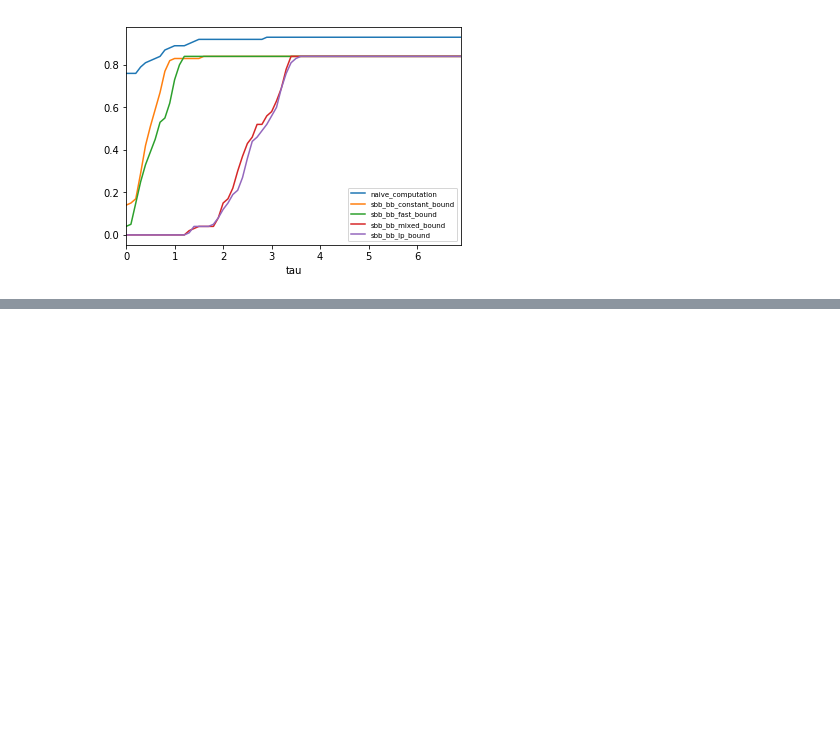
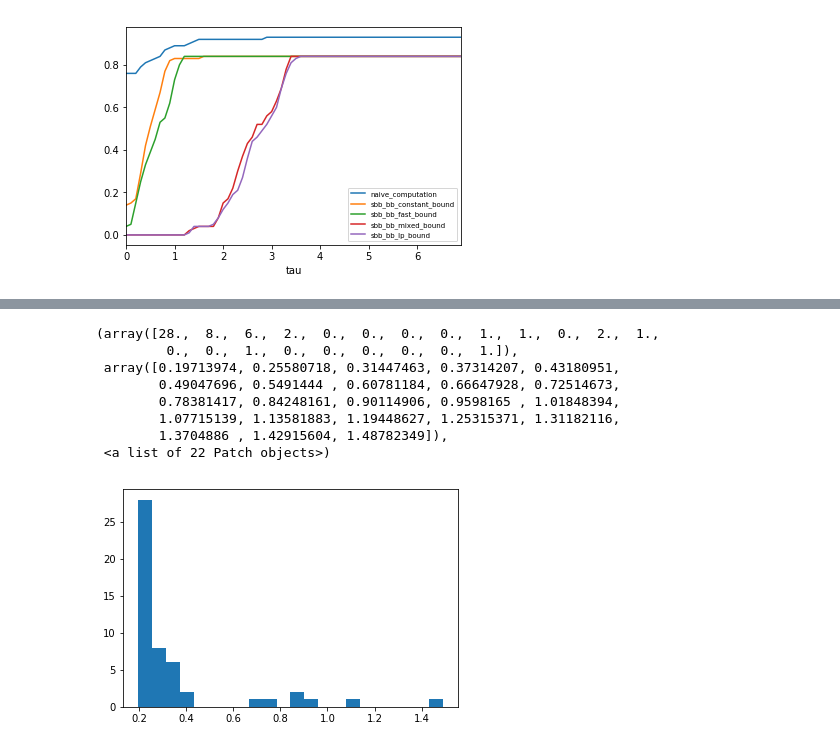
Before and after one commit to jiawei-wang-ucd/jiawei-computations, a Jupyter notebook: data_analysis.ipynb, the cells around one changed output, grey strips where cells are left out. Drawn from its saved outputs; the diff is of its cells as text; code cells hidden in the pictures; blank space fills up the shorter version.

```diff
--- a/data_analysis.ipynb
+++ b/data_analysis.ipynb
@@ -191,0 +212,12 @@ plt.savefig('pp_add.pdf')
+# %%
+plt.hist(list(df[(df['sbb_bb_constant_bound']!='TimeOut')&(df['sbb_bb_constant_bound']>=0.2)]['sbb_bb_fast_bound']), bins='auto')
+# %% [output]
+(array([28.,  8.,  6.,  2.,  0.,  0.,  0.,  0.,  1.,  1.,  0.,  2.,  1.,
+         0.,  0.,  1.,  0.,  0.,  0.,  0.,  0.,  1.]),
+ array([0.19713974, 0.25580718, 0.31447463, 0.37314207, 0.43180951,
+        0.49047696, 0.5491444 , 0.60781184, 0.66647928, 0.72514673,
+        0.78381417, 0.84248161, 0.90114906, 0.9598165 , 1.01848394,
+        1.07715139, 1.13581883, 1.19448627, 1.25315371, 1.31182116,
+        1.3704886 , 1.42915604, 1.48782349]),
+ <a list of 22 Patch objects>)
+[figure, added]
```
Also changed, not shown: parts of 3 cells of this notebook.
